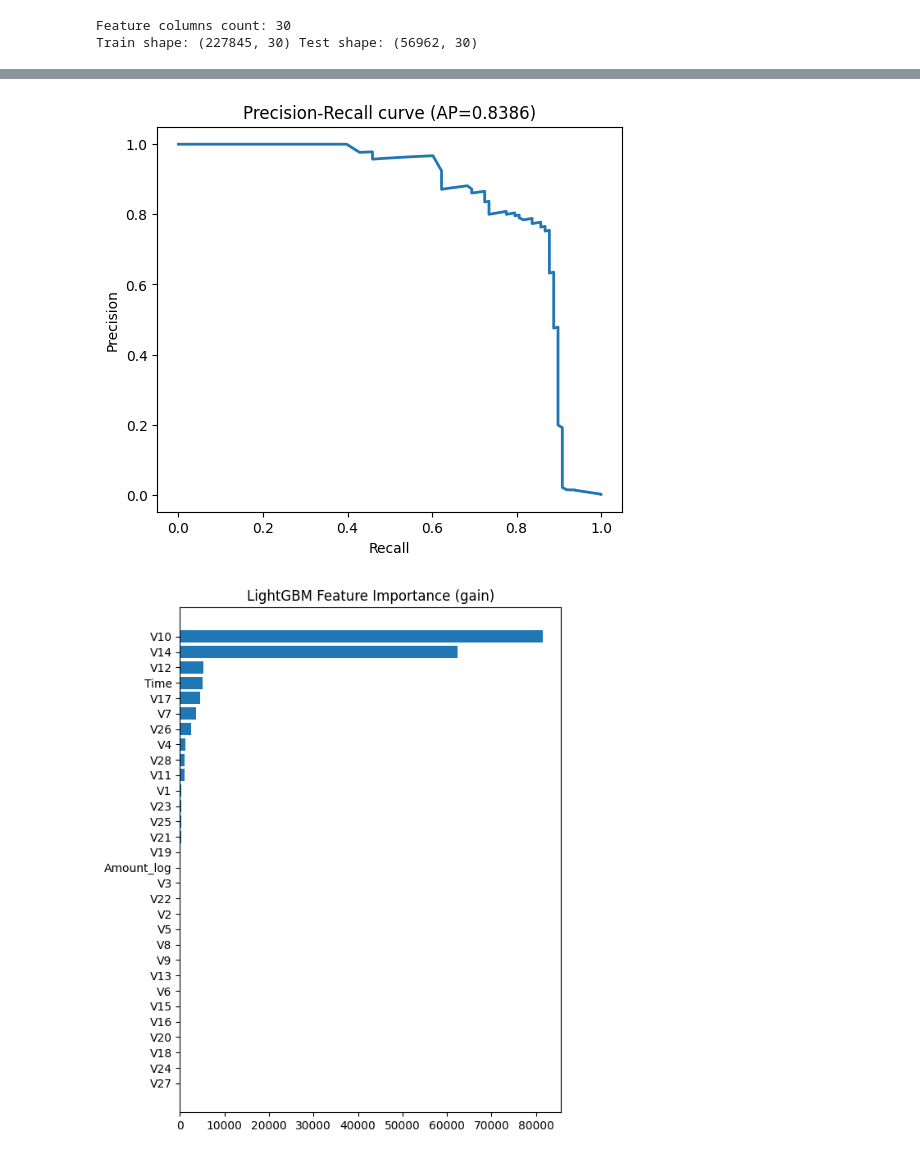
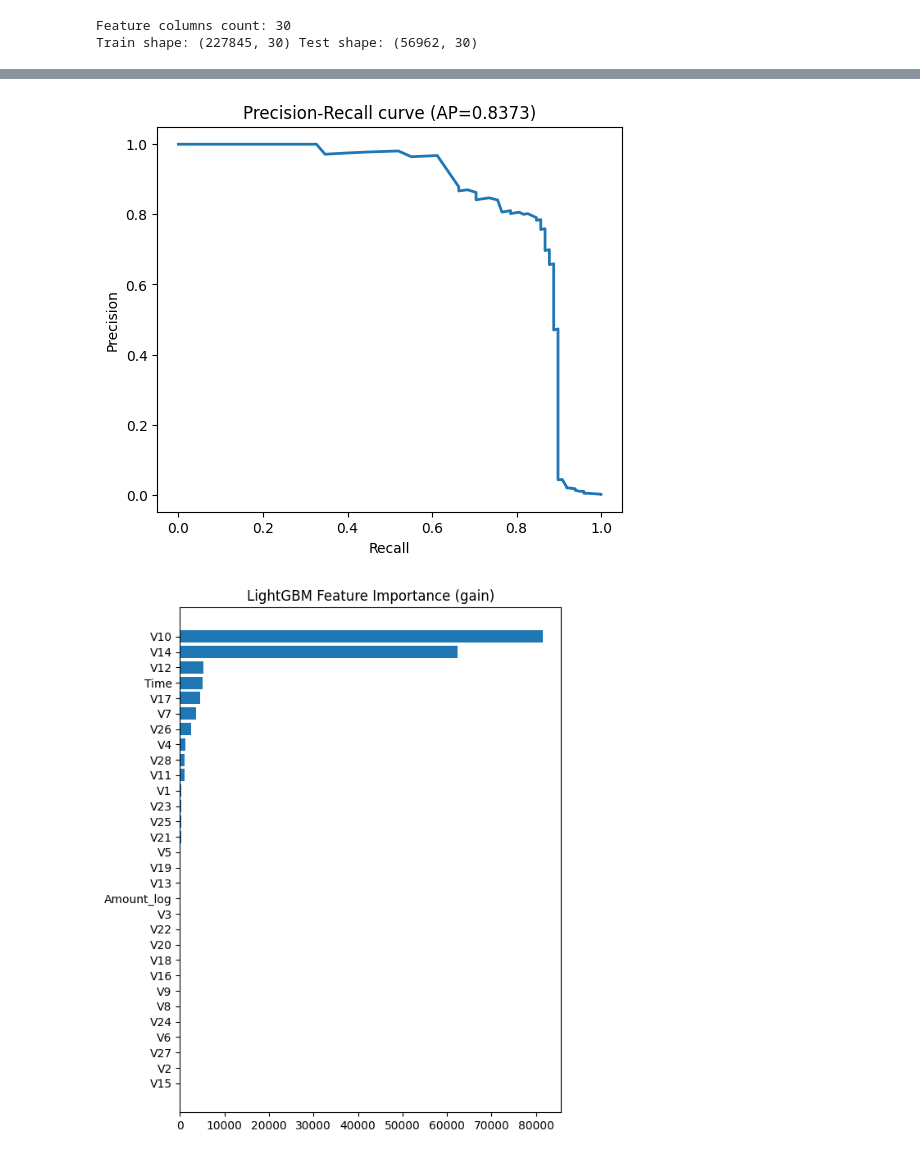
Before and after one commit to Dhruv-x7x/ML-Based-Fraud-Detection-System, a Jupyter notebook: notebooks/dataset_eda_regression.ipynb, the cells around one changed output, grey strips where cells are left out. Saved outputs shown, nothing was run; the diff lists cells and outputs as text; code cells hidden in the pictures.

```diff
--- a/notebooks/dataset_eda_regression.ipynb
+++ b/notebooks/dataset_eda_regression.ipynb
@@ -26,22 +34,3 @@ import joblib
 # LightGBM & XGBoost
 import lightgbm as lgb
 import xgboost as xgb
-# %%
-import kagglehub
-from kagglehub import KaggleDatasetAdapter
-
-# Set the path to the file you'd like to load
-file_path = "creditcard.csv"
-
-# Load the latest version
-df = kagglehub.load_dataset(
-  KaggleDatasetAdapter.PANDAS,
-  "mlg-ulb/creditcardfraud",
-  file_path,
-  # Provide any additional arguments like
-  # sql_query or pandas_kwargs. See the
-  # documenation for more information:
-  # https://github.com/Kaggle/kagglehub/blob/main/README.md#kaggledatasetadapterpandas
-)
-
-#print("First 5 records:", df.head())
@@ -212,13 +392,19 @@ LogisticRegression ROC-AUC: 0.9711, AP: 0.7135
 # %%
 print('\nTraining LightGBM with Stratified KFold...')
+from sklearn.metrics import average_precision_score
+
+# custom PR-AUC function
+def lgb_pr_auc(y_pred, train_data):
+    y_true = train_data.get_label()
+    return 'aucpr', average_precision_score(y_true, y_pred), True
 
 lgb_params = {
     'objective': 'binary',
     'metric': 'auc',
     'boosting_type': 'gbdt',
     'learning_rate': 0.05,
-    'num_leaves': 31,
-    'max_depth': -1,
+    'num_leaves': 128,
+    'max_depth': 7,
     'seed': 42,
     'verbosity': -1,
 }
@@ -240,14 +426,18 @@ for fold, (tr_idx, val_idx) in enumerate(skf.split(X_train, y_train)):
     model = lgb.train(
         lgb_params,
         train_set,
-        num_boost_round=2000,
+        num_boost_round=2500,
         valid_sets=[train_set, val_set],
-        callbacks=[lgb.early_stopping(stopping_rounds=100), lgb.log_evaluation(period=100)],
+        feval=lgb_pr_auc,
+        callbacks=[lgb.early_stopping(stopping_rounds=200), lgb.log_evaluation(period=100)],
     )
 
     lgb_oof[val_idx] = model.predict(X_val, num_iteration=model.best_iteration)
     lgb_preds += model.predict(X_test, num_iteration=model.best_iteration) / folds
 
+# -------------------
+# Metrics
+# -------------------
 # OOF metrics
 roc_oof = roc_auc_score(y_train, lgb_oof)
 ap_oof = average_precision_score(y_train, lgb_oof)
@@ -258,7 +448,27 @@ roc_test = roc_auc_score(y_test, lgb_preds)
 ap_test = average_precision_score(y_test, lgb_preds)
 print(f'LightGBM Test ROC-AUC: {roc_test:.4f}, AP: {ap_test:.4f}')
 
-# Save final model (retrain on full train set with best num_boost_round)
+# -------------------
+# ✅ Fraud detection counts
+# -------------------
+# Threshold probabilities at 0.5 (can tune this later)
+y_train_pred = (lgb_oof >= 0.5).astype(int)
+y_test_pred = (lgb_preds >= 0.5).astype(int)
+
+# Training fraud counts
+fraud_train_total = (y_train == 1).sum()
+fraud_train_correct = ((y_train == 1) & (y_train_pred == 1)).sum()
+
+# Testing fraud counts
+fraud_test_total = (y_test == 1).sum()
+fraud_test_correct = ((y_test == 1) & (y_test_pred == 1)).sum()
+
+print(f"\nFraud cases in Training: {fraud_train_correct}/{fraud_train_total} correctly predicted")
+print(f"Fraud cases in Testing: {fraud_test_correct}/{fraud_test_total} correctly predicted")
+
+# -------------------
+# Save final model (retrain on full train set)
+# -------------------
 final_lgb = lgb.train(
     lgb_params,
     lgb.Dataset(X_train, label=y_train),
@@ -296,2 +506,2 @@ LightGBM Test ROC-AUC: 0.9631, AP: 0.8386
-[figure, old version]
+[figure, new version]
-[figure, old version]
+[figure, new version]
```
Also changed, not shown: parts of 26 cells of this notebook, 16 other files.
